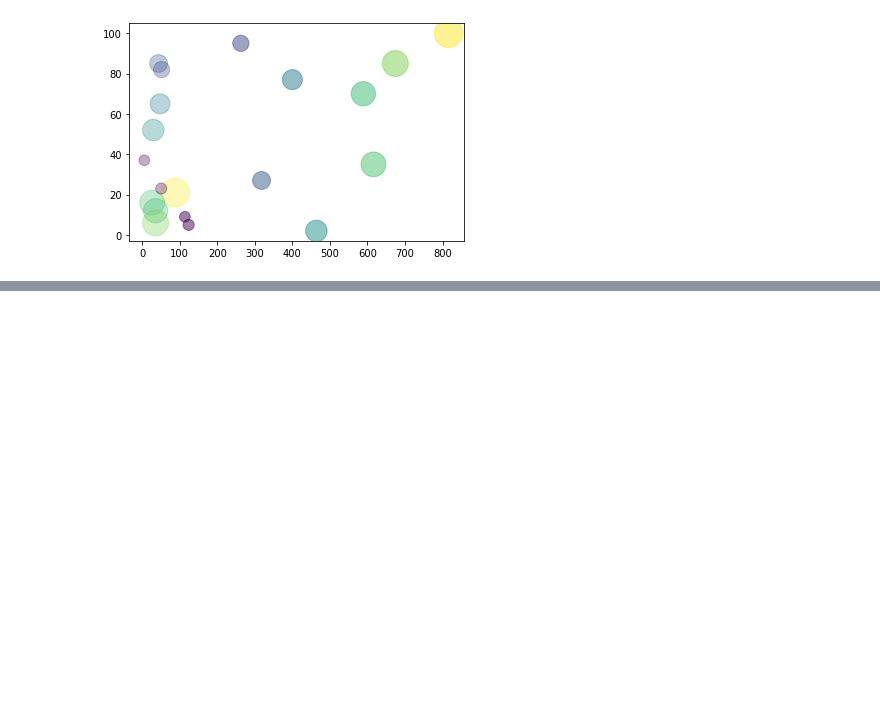
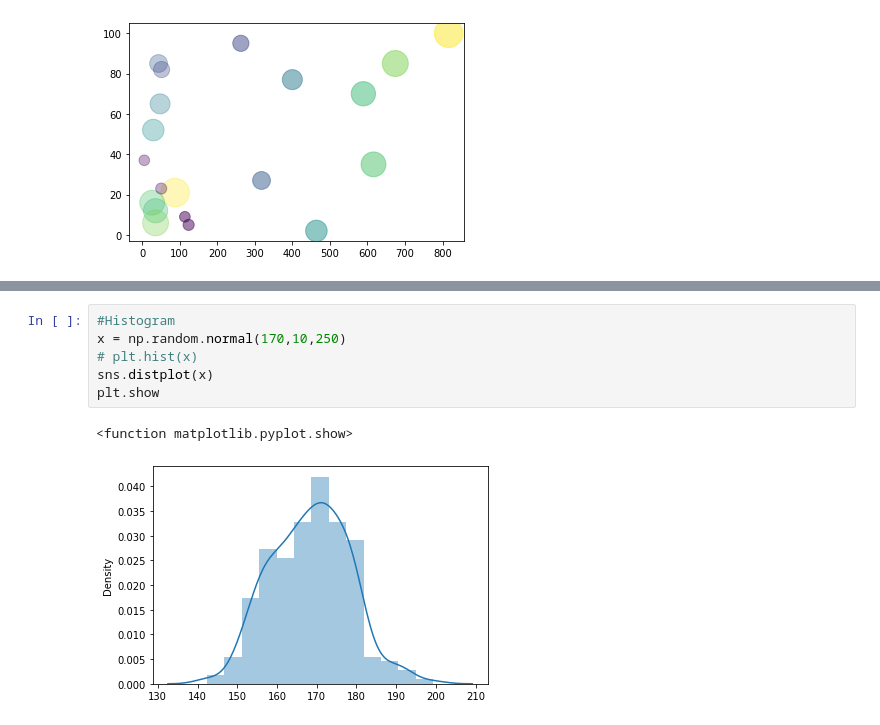
Before and after one commit to mubinui/PythonProjects, a Jupyter notebook: Matplotlib.ipynb, the cells around one changed output, grey strips where cells are left out. Saved outputs shown, nothing was run; the diff lists cells and outputs as text; blank space fills up the shorter version.

```diff
--- a/Matplotlib.ipynb
+++ b/Matplotlib.ipynb
@@ -299,0 +349,9 @@ plt.show()
+# %%
+#Histogram
+x = np.random.normal(170,10,250)
+# plt.hist(x)
+sns.distplot(x)
+plt.show
+# %% [output]
+<function matplotlib.pyplot.show>
+[figure, added]
```
Also changed, not shown: parts of 7 cells of this notebook.
